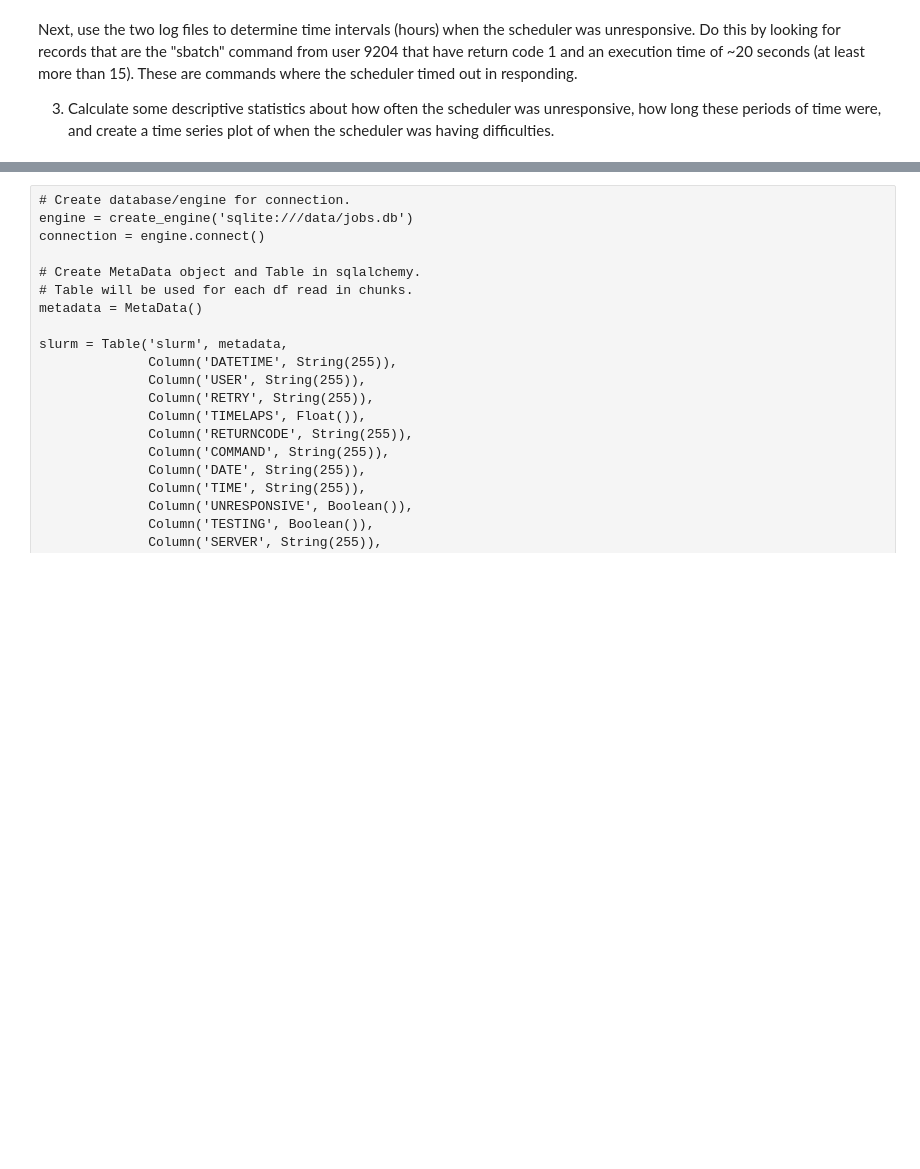
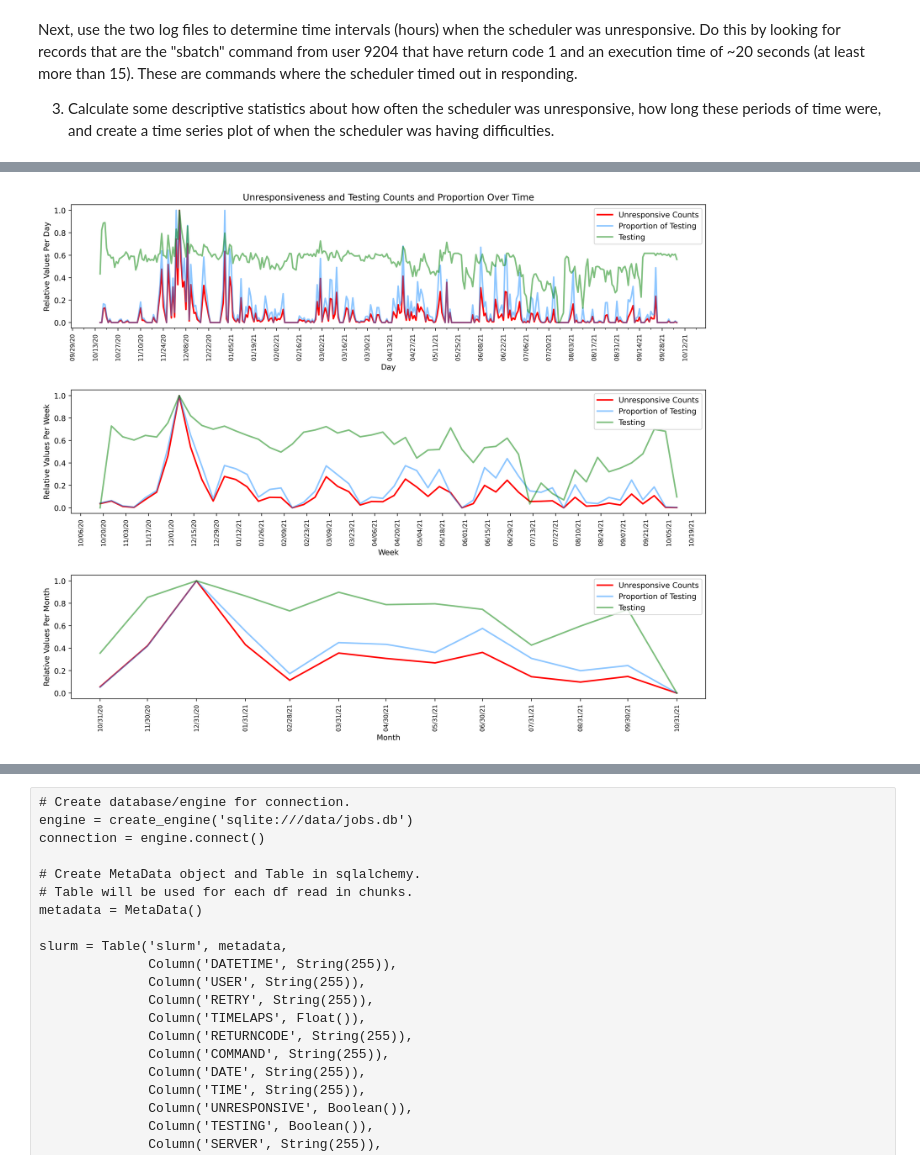
Before and after one commit to nss-data-science-cohort-5/accre-three-musketeers, a Jupyter notebook: charre2021-ACCRE_Question_3.ipynb, the cells around one changed output, grey strips where cells are left out. Cells and saved outputs as stored; diff of their text form; code cells hidden in the pictures; blank space fills up the shorter version.

```diff
--- a/charre2021-ACCRE_Question_3.ipynb
+++ b/charre2021-ACCRE_Question_3.ipynb
@@ -149,34 +152,36 @@ x_labels = ['Day',
 y_labels = ['Relative Values Per Day',
             'Relative Values Per Week',
             'Relative Values Per Month']
 
 for index, var in enumerate(list_of_dfs):
     y1 = var['UNRESPONSIVEMINMAX']
     y2 = var['UNRESPONSIVEPROPORTIONMINMAX']
     y3 = var['TESTINGMINMAX']
     x = var.index
     axes[index].plot(x, y1, linewidth = 2, color = 'red')
     axes[index].plot(x, y2, linewidth = 2, color = 'dodgerblue', alpha = 0.5)
     axes[index].plot(x, y3, linewidth = 2, color = 'green', alpha = 0.5)
     axes[index].set_xlabel(x_labels[index])
     axes[index].set_ylabel(y_labels[index])
     axes[index].xaxis.set_major_formatter(mdates.DateFormatter('%D'))
-    axes[index].legend(['Counts',
+    axes[index].legend(['Unresponsive Counts',
                         'Proportion of Testing',
                         'Testing'],
                        loc='upper right',
                        bbox_to_anchor=(1, 1))
     plt.setp(axes[index].get_xticklabels(),
              rotation = 90,
              fontsize = 8)
     axes[index].set_ylim(-0.05,1.05)
 
 axes[0].xaxis.set_major_locator(mdates.WeekdayLocator(interval = 2))
 axes[0].xaxis.set_minor_locator(mdates.WeekdayLocator(interval = 1))
 axes[1].xaxis.set_major_locator(mdates.WeekdayLocator(interval = 2))
 axes[2].set_xticks(responsiveness_by_month.index)
 
 axes[0].set_title('Unresponsiveness and Testing Counts and Proportion Over Time');
+# %% [output]
+[figure, added]
 # %%
 # Plot ecdfs of the unresponsive counts per day for November through December 2020.
 facecolor = 'white'
```
Also changed, not shown: parts of 13 cells of this notebook, 4 other files.
